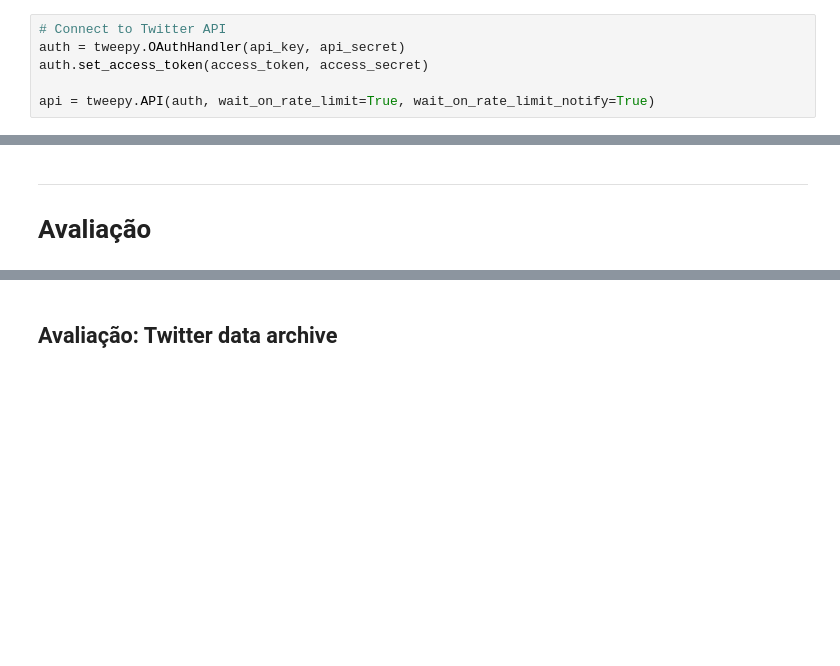
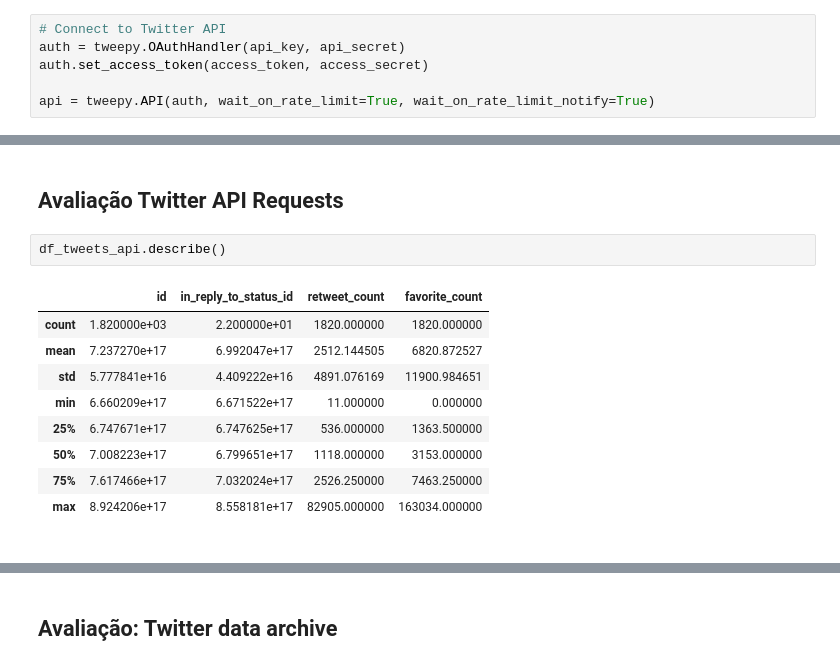
Before and after one commit to vitoralbano/ds-ii-weratedogs, a Jupyter notebook: wrangle_act.ipynb, the cells around one changed output, grey strips where cells are left out. Cells and saved outputs as stored; diff of their text form; blank space fills up the shorter version.

```diff
--- a/wrangle_act.ipynb
+++ b/wrangle_act.ipynb
@@ -103,5 +140,18 @@ with open(json_path) as file:
 # %% [markdown]
-------
-<a id="avaliacao"></a>
+<a id="avaliacao:twitter-api"></a>
 
-# Avaliação
+## Avaliação Twitter API Requests
+# %%
+df_tweets_api.describe()
+# %% [output]
+|  | id | in_reply_to_status_id | retweet_count | favorite_count |
+| count | 1.820000e+03 | 2.200000e+01 | 1820.000000 | 1820.000000 |
+| mean | 7.237270e+17 | 6.992047e+17 | 2512.144505 | 6820.872527 |
+| std | 5.777841e+16 | 4.409222e+16 | 4891.076169 | 11900.984651 |
+| min | 6.660209e+17 | 6.671522e+17 | 11.000000 | 0.000000 |
+| 25% | 6.747671e+17 | 6.747625e+17 | 536.000000 | 1363.500000 |
+| 50% | 7.008223e+17 | 6.799651e+17 | 1118.000000 | 3153.000000 |
+| 75% | 7.617466e+17 | 7.032024e+17 | 2526.250000 | 7463.250000 |
+| max | 8.924206e+17 | 8.558181e+17 | 82905.000000 | 163034.000000 |
+# %% [markdown]
+<a id="tweets-api:info"></a>
```
Also changed, not shown: parts of 75 cells of this notebook.
